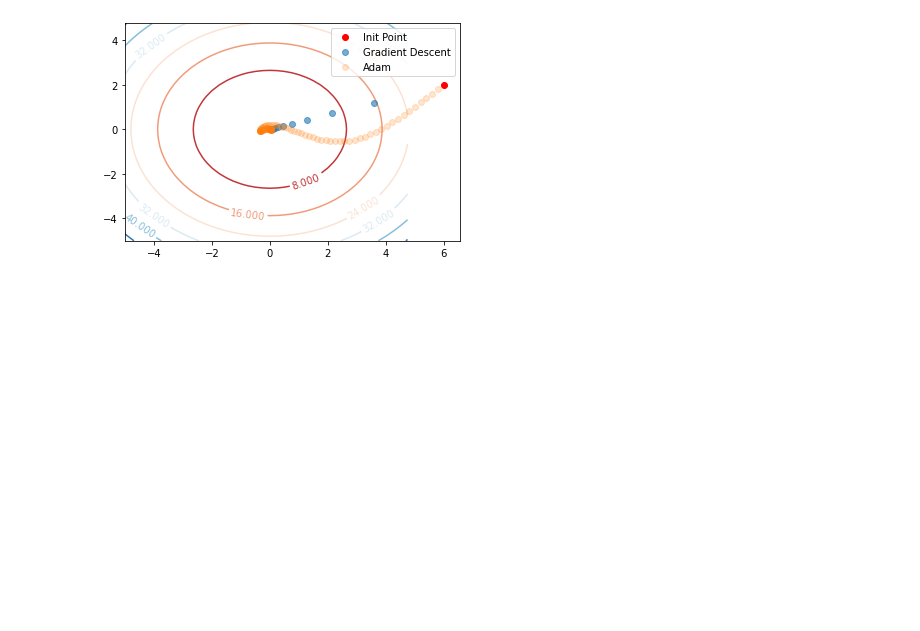
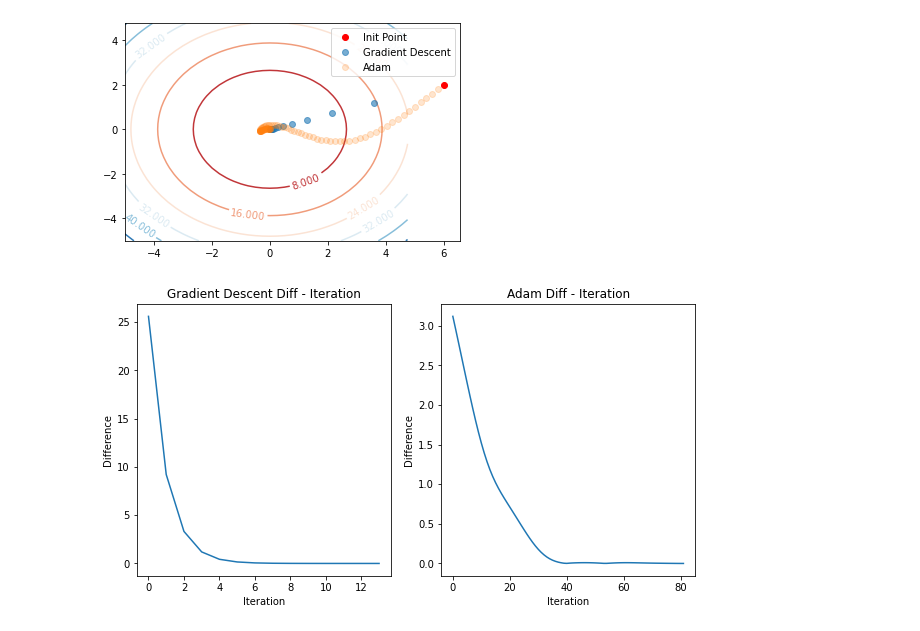
Before and after one commit to fhrzn/ml-tech-lab, a Jupyter notebook: task2/Fahrizain_Affandy_J41322c_MLT_2022_Task_2.ipynb, the cells around one changed output. Cells and saved outputs as stored; diff of their text form; code cells hidden in the pictures; blank space fills up the shorter version.

Commit message:
add revision: values difference graph depending on iteration.

```diff
--- a/task2/Fahrizain_Affandy_J41322c_MLT_2022_Task_2.ipynb
+++ b/task2/Fahrizain_Affandy_J41322c_MLT_2022_Task_2.ipynb
@@ -294,3 +286,20 @@ plt.legend()
 plt.show()
 # %% [output]
 [figure]
+# %%
+plt.figure(figsize=(10,5))
+plt.subplot(1,2,1)
+plt.plot(list(range(gd[2])), gd[0])
+plt.xlabel('Iteration')
+plt.ylabel('Difference')
+plt.title('Gradient Descent Diff - Iteration')
+
+plt.subplot(1,2,2)
+plt.plot(list(range(adam[2])), adam[0])
+plt.xlabel('Iteration')
+plt.ylabel('Difference')
+plt.title('Adam Diff - Iteration')
+
+plt.show()
+# %% [output]
+[figure, added]
```
Also changed, not shown: parts of 7 cells of this notebook.
